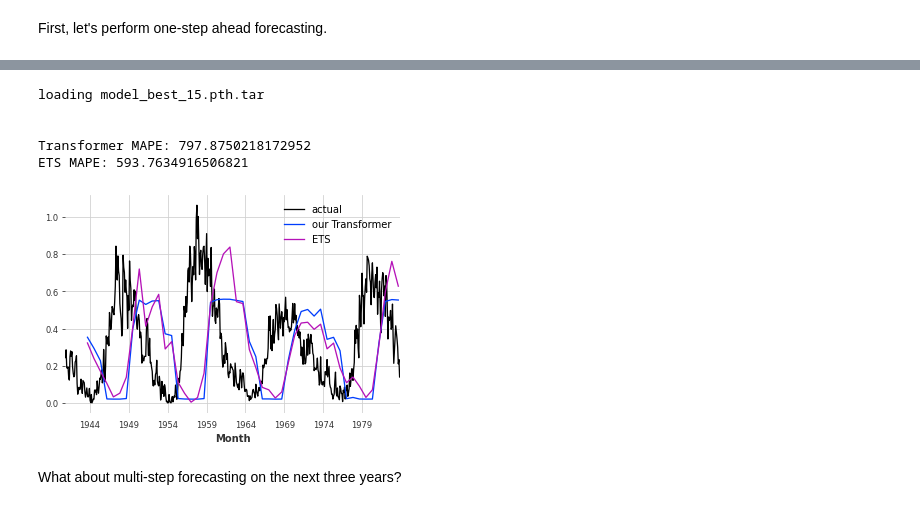
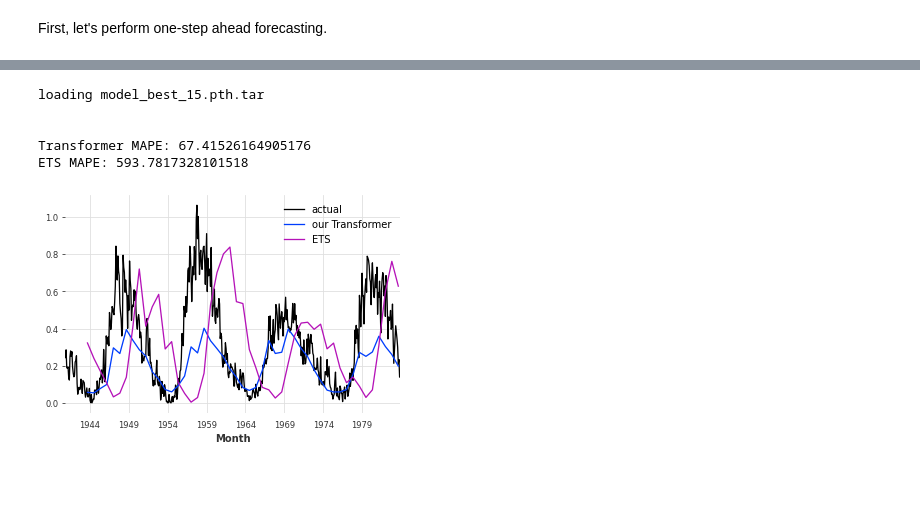
Before and after one commit to unit8co/darts, a Jupyter notebook: examples/Transformer-examples.ipynb, the cells around one changed output, grey strips where cells are left out. Drawn from its saved outputs; the diff is of its cells as text; code cells hidden in the pictures; blank space fills up the shorter version.

Commit message:
adapted transformer notebook

```diff
--- a/examples/Transformer-examples.ipynb
+++ b/examples/Transformer-examples.ipynb
@@ -206,36 +182,33 @@ my_model_sp.fit(training_series=train_sp_scaled, val_training_series=val_sp_scal
 # %%
 # this function is used to backtest the model at a forecasting horizon of three years (36 months)
 def backtest(testing_model):
     # Compute the backtest predictions with the two models
-    pred_series = testing_model.historical_forecasts(training_series = series_sp_scaled,
+    pred_series = testing_model.historical_forecasts(series = series_sp_scaled,
                                                      start = pd.Timestamp('19401001'),
                                                      forecast_horizon = 36,
                                                      stride = 10,
                                                      retrain = False,
-                                                     verbose = True,
-                                                     use_full_target_length = True)
+                                                     verbose = True)
 
-    pred_series_ets = ExponentialSmoothing().historical_forecasts(training_series = series_sp_scaled,
+    pred_series_ets = ExponentialSmoothing().historical_forecasts(series = series_sp_scaled,
                                                                   start = pd.Timestamp('19401001'),
                                                                   forecast_horizon = 36,
                                                                   stride = 10,
                                                                   retrain = True,
                                                                   verbose = True)
     val_sp_scaled.plot(label = 'actual')
     pred_series.plot(label = 'our Transformer')
     pred_series_ets.plot(label = 'ETS')
     plt.legend();
     print("Transformer MAPE:", mape(pred_series, val_sp_scaled))
     print("ETS MAPE:", mape(pred_series_ets, val_sp_scaled))
 
 best_model_sp = TransformerModel.load_from_checkpoint(model_name='sun_spots_transformer', best=True)
 backtest(best_model_sp)
 # %% [output]
 loading model_best_15.pth.tar
 
 
-Transformer MAPE: 797.8750218172952
-ETS MAPE: 593.7634916506821
+Transformer MAPE: 67.41526164905176
+ETS MAPE: 593.7817328101518
-[figure, old version]
+[figure, new version]
-# %% [markdown]
-What about multi-step forecasting on the next three years?
```
Also changed, not shown: parts of 12 cells of this notebook.
